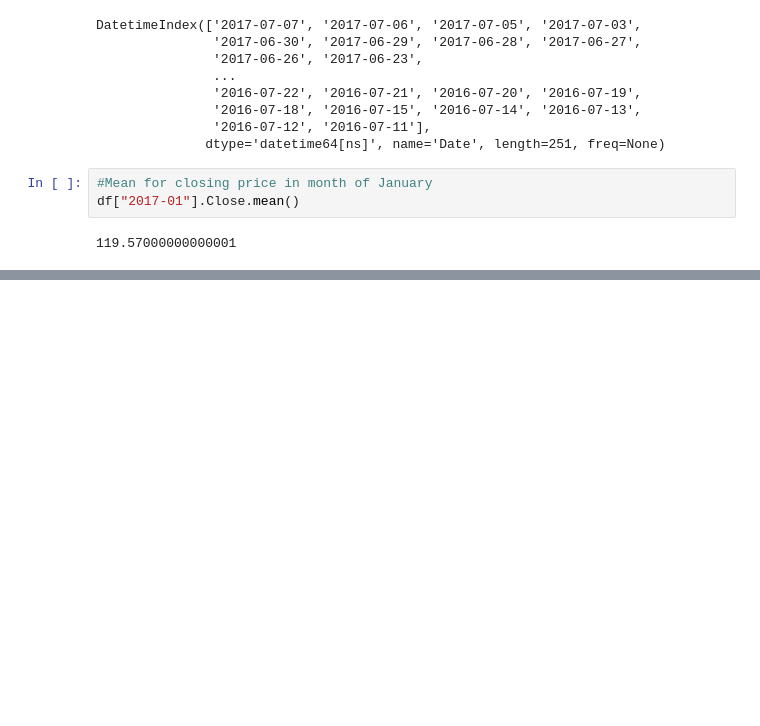
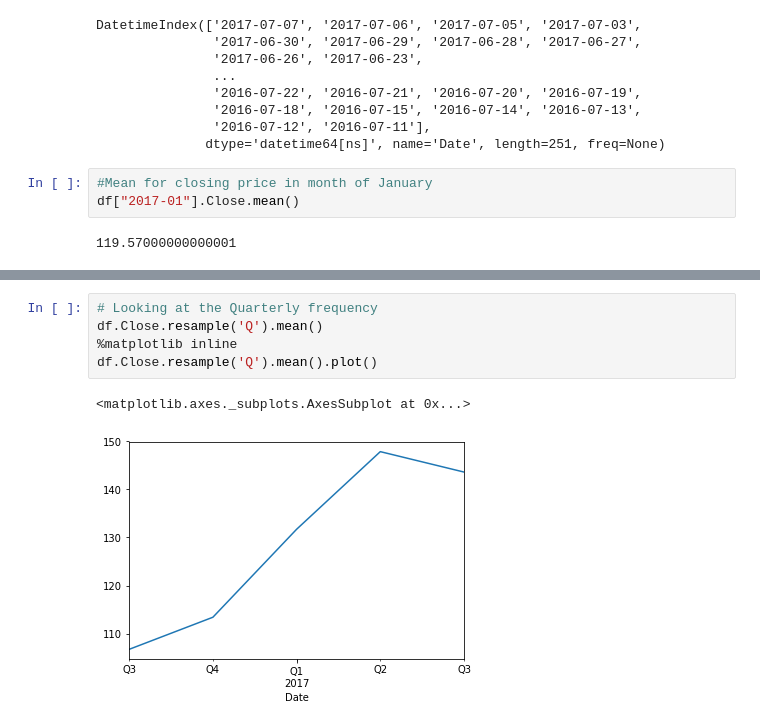
Before and after one commit to PARTHAVPATEL28/TimeSeriesAnalysis, a Jupyter notebook: Untitled.ipynb, the cells around one changed output, grey strips where cells are left out. Cells and saved outputs as stored; diff of their text form; blank space fills up the shorter version.

```diff
--- a/Untitled.ipynb
+++ b/Untitled.ipynb
@@ -36,0 +84,8 @@ df[""]
+# %%
+# Looking at the Quarterly frequency
+df.Close.resample('Q').mean()
+%matplotlib inline
+df.Close.resample('Q').mean().plot()
+# %% [output]
+<matplotlib.axes._subplots.AxesSubplot at 0x...>
+[figure, added]
```
Also changed, not shown: parts of 5 cells of this notebook.
